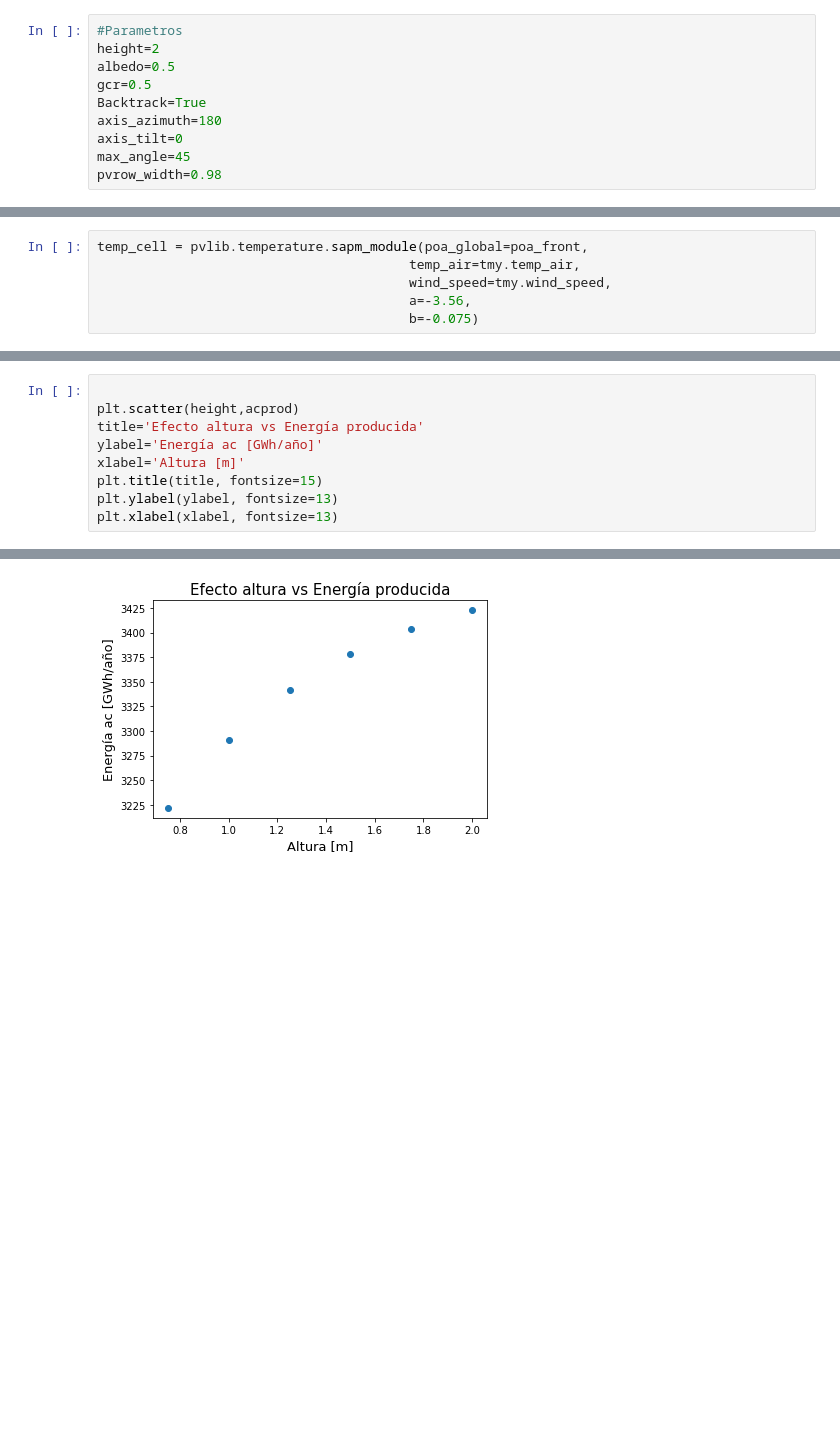
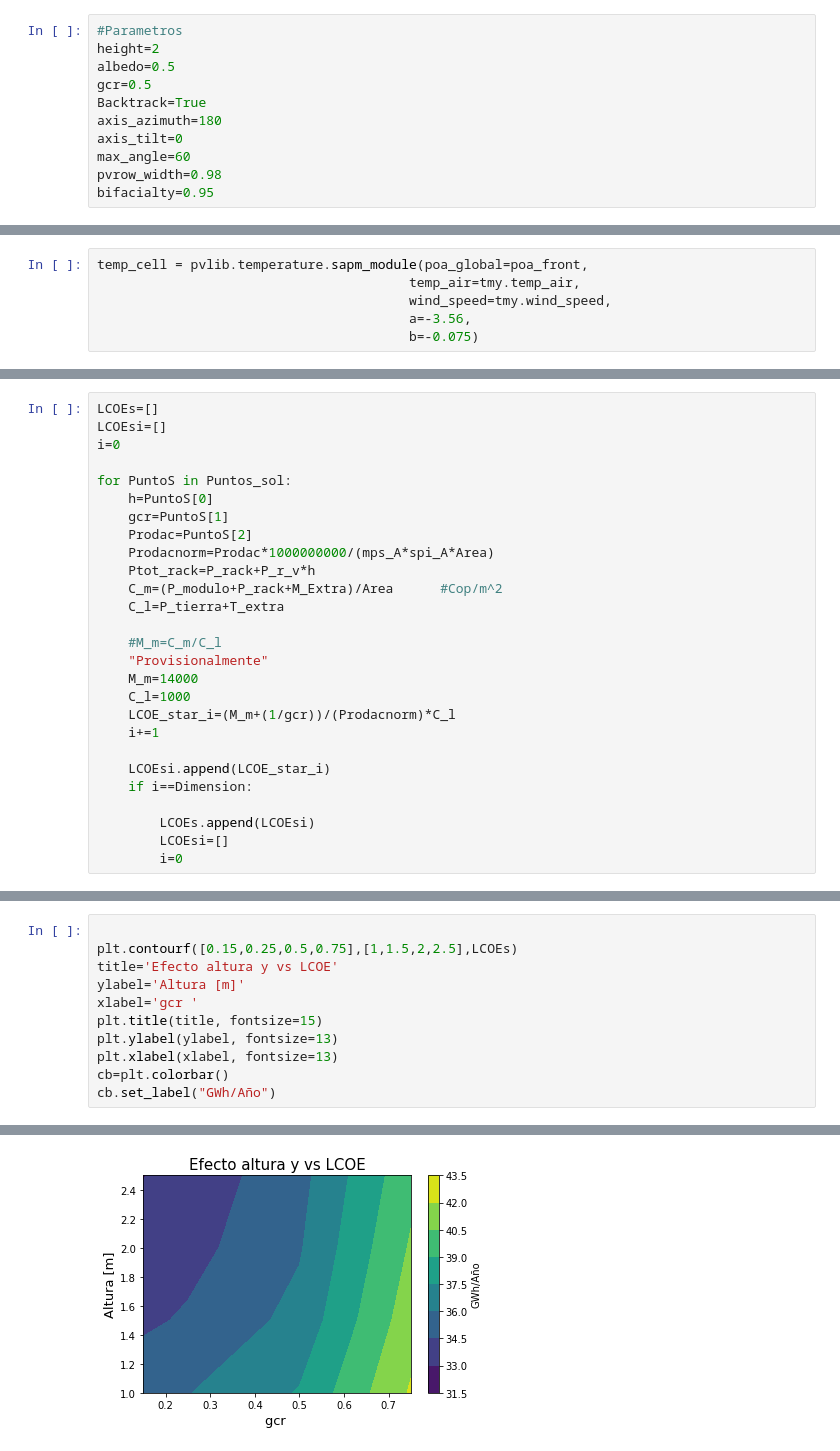
Before and after one commit to BifacialPV/Proyecto-de-grado, a Jupyter notebook: Codigo_Personal/Eval_Param.ipynb, the cells around one changed output, grey strips where cells are left out. Saved outputs shown, nothing was run; the diff lists cells and outputs as text; blank space fills up the shorter version.

```diff
--- a/Codigo_Personal/Eval_Param.ipynb
+++ b/Codigo_Personal/Eval_Param.ipynb
@@ -183,5 +189,6 @@ gcr=0.5
 Backtrack=True
 axis_azimuth=180
 axis_tilt=0
-max_angle=45
+max_angle=60
 pvrow_width=0.98
+bifacialty=0.95
@@ -282,0 +364,27 @@ for i in range(6):
+# %%
+LCOEs=[]
+LCOEsi=[]
+i=0
+
+for PuntoS in Puntos_sol:
+    h=PuntoS[0]
+    gcr=PuntoS[1]
+    Prodac=PuntoS[2]
+    Prodacnorm=Prodac*1000000000/(mps_A*spi_A*Area)
+    Ptot_rack=P_rack+P_r_v*h
+    C_m=(P_modulo+P_rack+M_Extra)/Area      #Cop/m^2
+    C_l=P_tierra+T_extra
+
+    #M_m=C_m/C_l
+    "Provisionalmente"
+    M_m=14000
+    C_l=1000
+    LCOE_star_i=(M_m+(1/gcr))/(Prodacnorm)*C_l
+    i+=1
+
+    LCOEsi.append(LCOE_star_i)
+    if i==Dimension:
+
+        LCOEs.append(LCOEsi)
+        LCOEsi=[]
+        i=0
@@ -283,10 +393,12 @@ for i in range(6):
 # %%
 
-plt.scatter(height,acprod)
-title='Efecto altura vs Energía producida'
-ylabel='Energía ac [GWh/año]'
-xlabel='Altura [m]'
+plt.contourf([0.15,0.25,0.5,0.75],[1,1.5,2,2.5],LCOEs)
+title='Efecto altura y vs LCOE'
+ylabel='Altura [m]'
+xlabel='gcr '
 plt.title(title, fontsize=15)
 plt.ylabel(ylabel, fontsize=13)
 plt.xlabel(xlabel, fontsize=13)
+cb=plt.colorbar()
+cb.set_label("GWh/Año")
 # %% [output]
@@ -294 +405 @@ Text(0.5, 0, 'Altura [m]')
-[figure, old version]
+[figure, new version]
```
Also changed, not shown: parts of 18 cells of this notebook, 8 other files.
